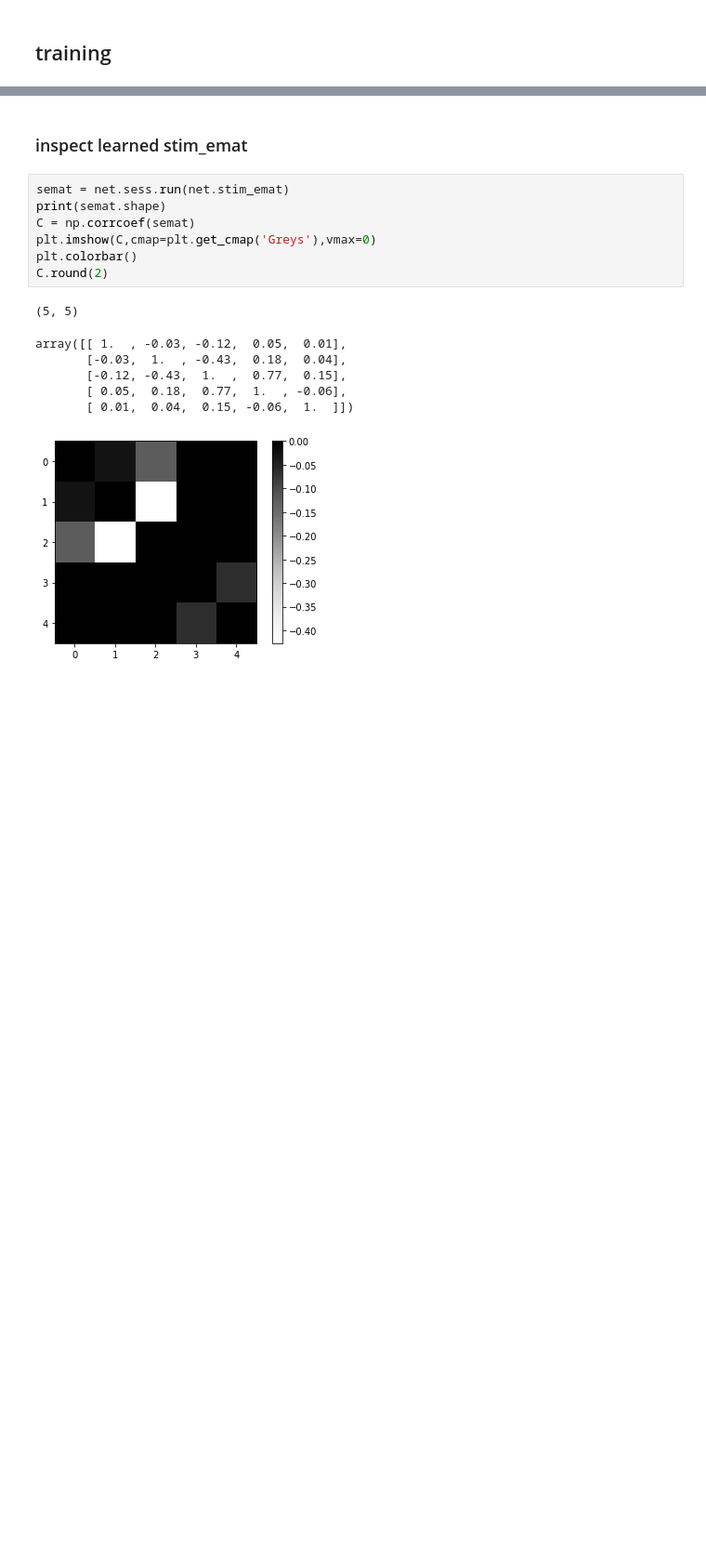
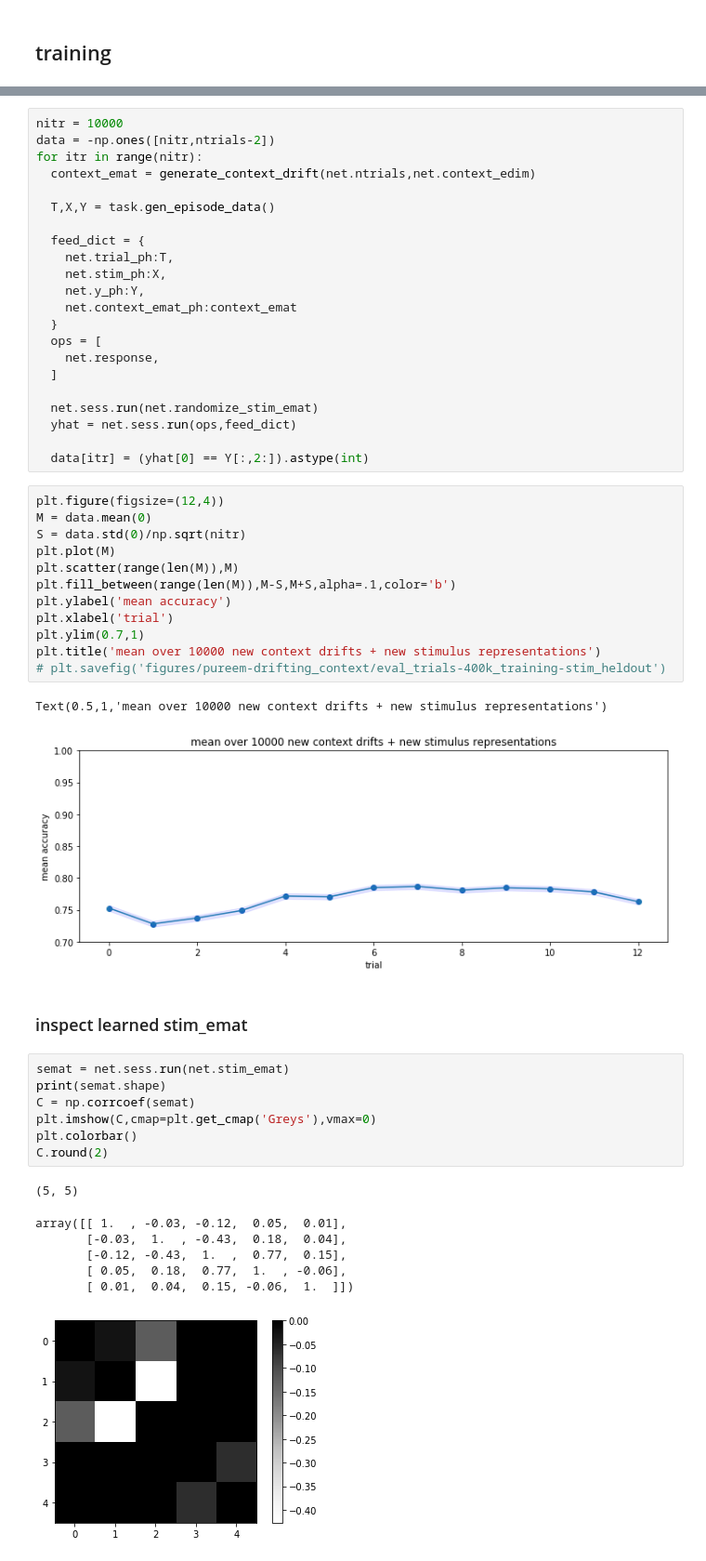
Before and after one commit to andrebeu/nback, a Jupyter notebook: nback pure EM.ipynb, the cells around one changed output, grey strips where cells are left out. Shown at 93% size. Drawn from its saved outputs; the diff is of its cells as text; blank space fills up the shorter version.

```diff
--- a/nback pure EM.ipynb
+++ b/nback pure EM.ipynb
@@ -86,3 +132,40 @@ Text(0.5,1,'context not trainable')
+# %%
+nitr = 10000
+data = -np.ones([nitr,ntrials-2])
+for itr in range(nitr):
+  context_emat = generate_context_drift(net.ntrials,net.context_edim)
+
+  T,X,Y = task.gen_episode_data()
+
+  feed_dict = {
+    net.trial_ph:T,
+    net.stim_ph:X,
+    net.y_ph:Y,
+    net.context_emat_ph:context_emat
+  }
+  ops = [
+    net.response,
+  ]
+
+  net.sess.run(net.randomize_stim_emat)
+  yhat = net.sess.run(ops,feed_dict)
+
+  data[itr] = (yhat[0] == Y[:,2:]).astype(int)
+# %%
+plt.figure(figsize=(12,4))
+M = data.mean(0)
+S = data.std(0)/np.sqrt(nitr)
+plt.plot(M)
+plt.scatter(range(len(M)),M)
+plt.fill_between(range(len(M)),M-S,M+S,alpha=.1,color='b')
+plt.ylabel('mean accuracy')
+plt.xlabel('trial')
+plt.ylim(0.7,1)
+plt.title('mean over 10000 new context drifts + new stimulus representations')
+# plt.savefig('figures/pureem-drifting_context/eval_trials-400k_training-stim_heldout')
+# %% [output]
+Text(0.5,1,'mean over 10000 new context drifts + new stimulus representations')
+[figure, added]
 # %% [markdown]
 ### inspect learned stim_emat
 # %%
```
Also changed, not shown: parts of 9 cells of this notebook, 3 other files.
